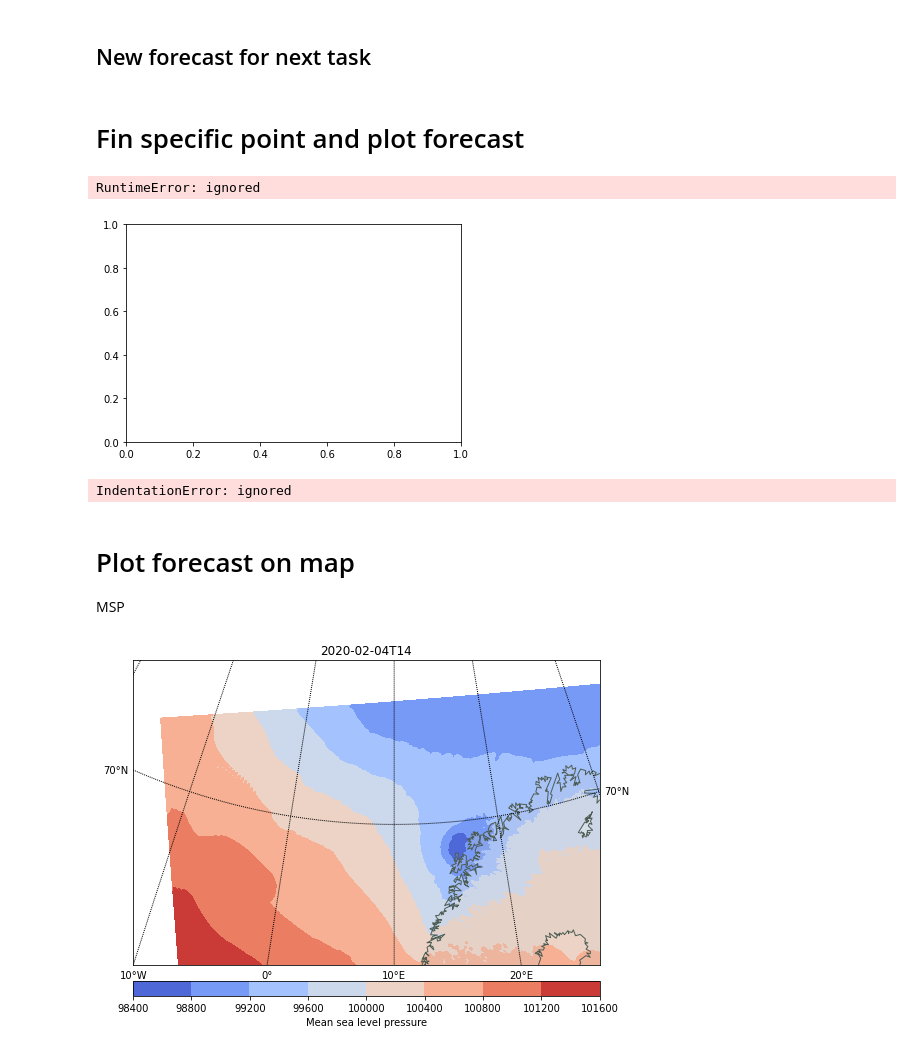
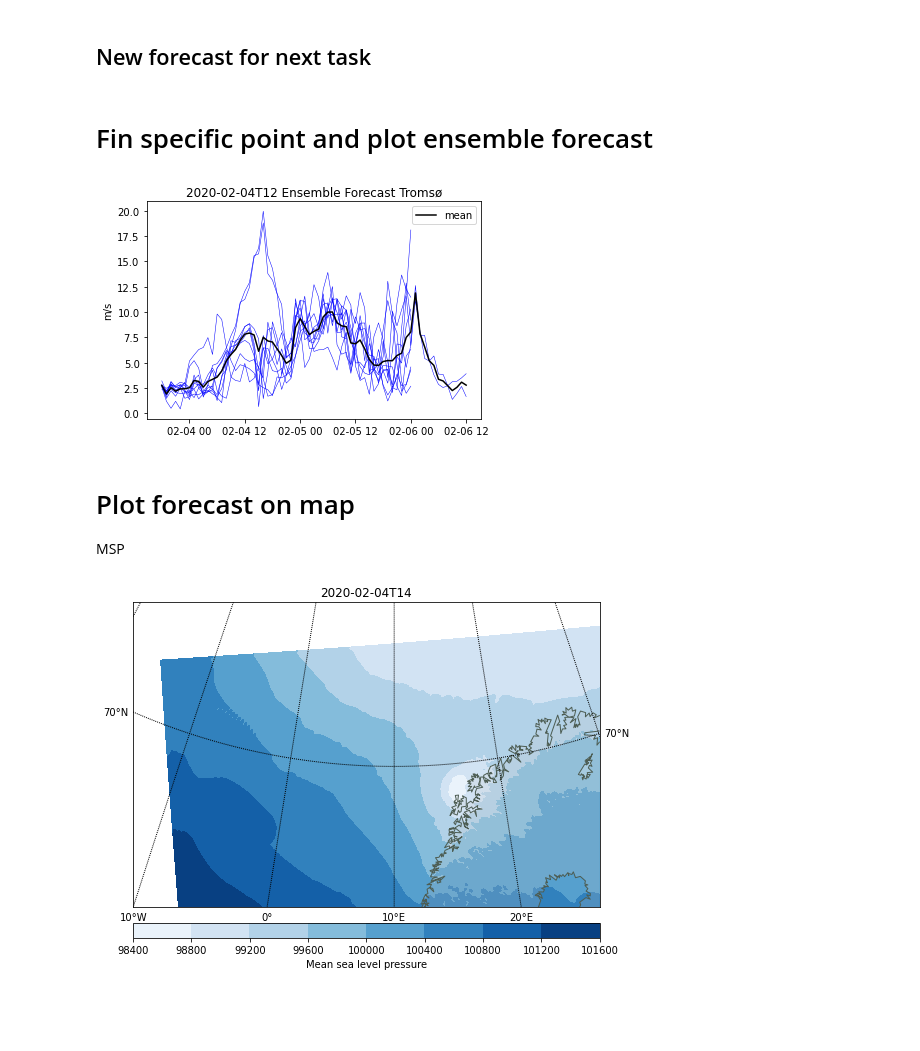
Before and after one commit to eirikngard/GEO4902, a Jupyter notebook: Ensemble_prediction.ipynb, the cells around one changed output. Saved outputs shown, nothing was run; the diff lists cells and outputs as text; code cells hidden in the pictures; blank space fills up the shorter version.

```diff
--- a/Ensemble_prediction.ipynb
+++ b/Ensemble_prediction.ipynb
@@ -174,7 +193,7 @@ hour_1  ='18'
 url='https://thredds.met.no/thredds/dodsC/meps25epsarchive/' +year+'/'+month+'/'+day+'/meps_extracted_2_5km_'+year+month+day+'T'+hour_1+'Z.nc'
 forecast_1 = xr.open_dataset(url)
 # %% [markdown]
-# Fin specific point and plot forecast
+# Fin specific point and plot ensemble forecast
 # %%
 import math
 import numpy as np
@@ -194,8 +222,10 @@ def findindex(alat,alon,plat,plon):
 # %%
-forc = []
 for i in (np.arange(10)):
-  plt.plot(forecast_1.time,forecast_1.wind_speed[:,0,i,ix,jx])
-  plt.show()
+  plt.plot(forecast_1.time,forecast_1.wind_speed[:,0,i,ix,jx],'b',linewidth=0.5)
+plt.plot(forecast_1.time,precip_mean[:,ix,jx],'k',label="mean")
+plt.legend()
+plt.title (np.datetime_as_string(forecast_1.time[int(hour_1)],unit='h')+" Ensemble Forecast Tromsø")
+plt.ylabel("m/s")
+plt.show()
 # %% [output]
-RuntimeError: ignored
-[figure, old version]
+[figure, new version]
@@ -204,47 +232,34 @@ forc
-# %%
-[ix,jx] = findindex(forecast_1.latitude,forecast_1.longitude,69.649,18.956) # Tromsø
-memb=1
-for i in np.array(10):
-accpp_point_forecast_1 = forecast_1.wind_speed[:,0,1,ix,jx]
-
-from matplotlib import pyplot as plt
-
-plt.plot(forecast_1.time, accpp_point_forecast_1, '.-')
-plt.plot(forecast_1.time, accpp_point_forecast_2, '.-')
-plt.plot(forecast_1.time, accpp_point_forecast_3, '.-')
-# %% [output]
-IndentationError: ignored
 # %% [markdown]
 # Plot forecast on map
 MSP
 # %%
 from mpl_toolkits.basemap import Basemap
 
 timestep_1=20
 mlevel=0
 memb=7
 
 fig = plt.figure(figsize=(7.2,7.2)) #11.7
 plt.subplots_adjust(left=0.05, right=0.95, top=0.90, bottom=0.05, wspace=0.15, hspace=0.05)
 ax = plt.subplot(111)
 m = Basemap(projection='stere',
             boundinglat=60, lon_0=10, lat_0=60.4,
             resolution='l',
             llcrnrlat= 64.0, urcrnrlat=74.0, llcrnrlon=-10.0, urcrnrlon=35.0)
 
 m.drawcoastlines(color='#4D5D53'); m.fillcontinents(alpha=0.2)
 parallels = np.arange(0.,90,10); m.drawparallels(parallels,labels=[1,1,1,0],fontsize=10)
 meridians = np.arange(0.,360.,10); m.drawmeridians(meridians,labels=[0,0,0,1],latmax=80,fontsize=10)
 
 x, y = m(np.array(forecast_1.longitude),np.array(forecast_1.latitude))               # compute map proj coordinates.
 
-cs=m.contourf(x,y,np.array( forecast_1.air_pressure_at_sea_level[timestep_1,mlevel,memb,:,:]),cmap=plt.cm.coolwarm,extemd='max')
+cs=m.contourf(x,y,np.array( forecast_1.air_pressure_at_sea_level[timestep_1,mlevel,memb,:,:]),cmap=plt.cm.Blues,extemd='max')
 
 plt.title (np.datetime_as_string(forecast_1.time[timestep_1],unit='h'))
 cbar = m.colorbar(cs,location='bottom',pad="5%")
 cbar.set_label('Mean sea level pressure')
 # %% [output]
-[figure, old version]
+[figure, new version]
 # %%
 def linreg(X, Y):
     """
```
Also changed, not shown: parts of 7 cells of this notebook.
